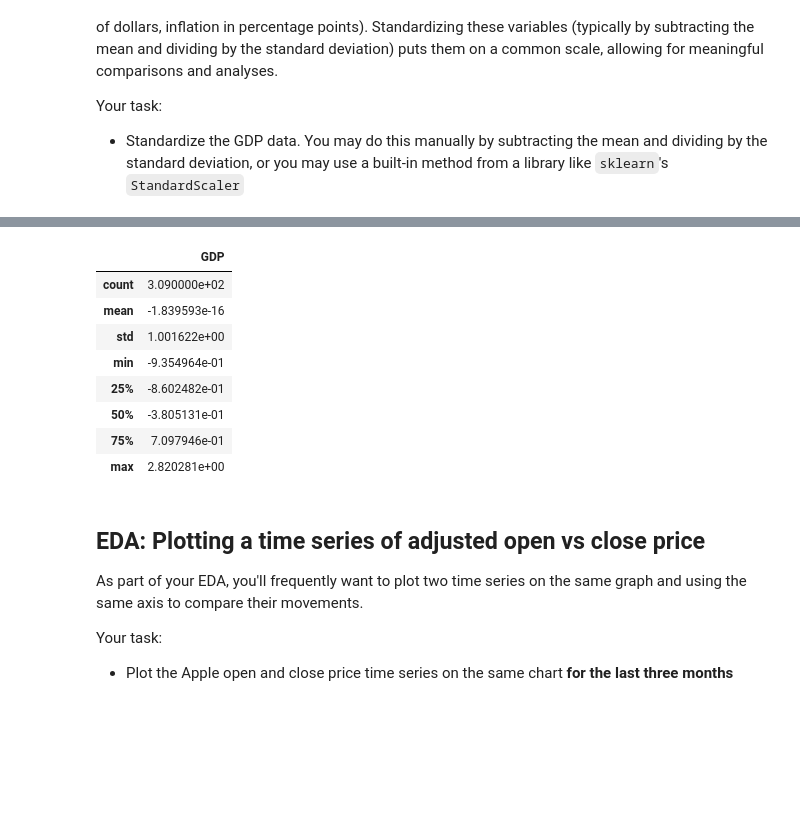
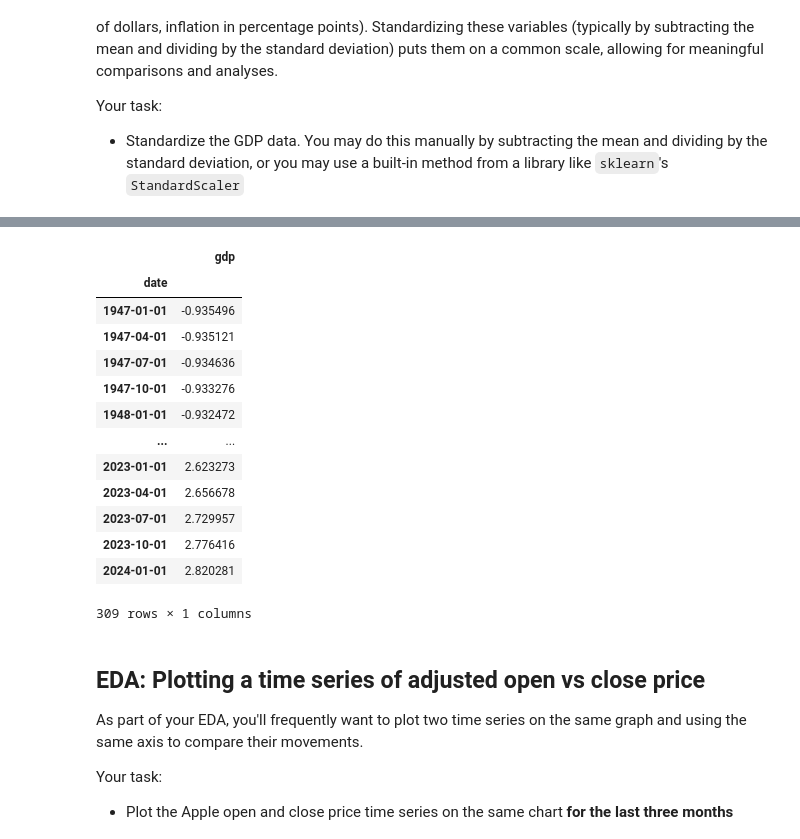
Before and after one commit to bigboy92/fend-matching-game, a Jupyter notebook: Preparing-for-data-analysis-project-student.ipynb, the cells around one changed output, grey strips where cells are left out. Saved outputs shown, nothing was run; the diff lists cells and outputs as text; code cells hidden in the pictures; blank space fills up the shorter version.

```diff
--- a/Preparing-for-data-analysis-project-student.ipynb
+++ b/Preparing-for-data-analysis-project-student.ipynb
@@ -47,6 +44,13 @@ Data files to import:
 4. Microsoft stock prices
 # %%
 # Load historical GDP data
-gdp_df = pd.read_csv('GDP.csv')
+gdp_df = pd.read_csv('GDP.csv', parse_dates=['DATE'])
+gdp_df.columns = [col_name.lower() for col_name in gdp_df.columns]
+gdp_df.set_index('date', inplace=True)
+
+# Load historical inflation data
+inflation_df = pd.read_csv('inflation_monthly.csv', parse_dates=['DATE'])
+inflation_df.columns = ['date', 'inflation']
+inflation_df.set_index('date', inplace=True)
 # %%
 # Check the first few rows of data
@@ -259,7 +269,4 @@ memory usage: 118.1+ KB
 # %%
 # Use pandas's to_datetime() to convert any columns that are in a datetime format
-gdp_df['DATE'] = pd.to_datetime(gdp_df['DATE'])
-apple_data['Date'] = pd.to_datetime(apple_data['Date'])
-msft_data['Date'] = pd.to_datetime(msft_data['Date'])
 # %%
 # Use .info() and check the type of each column to ensure that the above steps worked
@@ -439,9 +384,11 @@ Economic time series data often involve variables measured on different scales (
 
 Your task:
 * Standardize the GDP data. You may do this manually by subtracting the mean and dividing by the standard deviation, or you may use a built-in method from a library like `sklearn`'s `StandardScaler`
-# %%
-gdp_df.set_index('DATE', inplace=True)
 # %%
 # Standardize the GDP measure
+from sklearn.preprocessing import StandardScaler
 scaler = StandardScaler()
-scaled_gdp = pd.DataFrame(scaler.fit_transform(gdp_df), index=gdp_df.index, columns=gdp_df.columns)
+gdp_scaled = gdp_df.copy()
+gdp_scaled['gdp'] = scaler.fit_transform(gdp_df.gdp.values.reshape(-1,1))
+print(gdp_scaled.head())
+print(gdp_scaled.tail())
@@ -448,16 +410,21 @@ scaled_gdp = pd.DataFrame(scaler.fit_transform(gdp_df), index=gdp_df.index, colu
 # %%
 # Check the dataframe to make sure the calculation worked as expected
-scaled_gdp.describe()
+gdp_scaled
 # %% [output]
-|  | GDP |
-| count | 3.090000e+02 |
-| mean | -1.839593e-16 |
-| std | 1.001622e+00 |
-| min | -9.354964e-01 |
-| 25% | -8.602482e-01 |
-| 50% | -3.805131e-01 |
-| 75% | 7.097946e-01 |
-| max | 2.820281e+00 |
+|  | gdp |
+| date |  |
+| 1947-01-01 | -0.935496 |
+| 1947-04-01 | -0.935121 |
+| 1947-07-01 | -0.934636 |
+| 1947-10-01 | -0.933276 |
+| 1948-01-01 | -0.932472 |
+| ... | ... |
+| 2023-01-01 | 2.623273 |
+| 2023-04-01 | 2.656678 |
+| 2023-07-01 | 2.729957 |
+| 2023-10-01 | 2.776416 |
+| 2024-01-01 | 2.820281 |
+309 rows × 1 columns
 # %% [markdown]
 ## EDA: Plotting a time series of adjusted open vs close price
 
```
Also changed, not shown: parts of 63 cells of this notebook.
